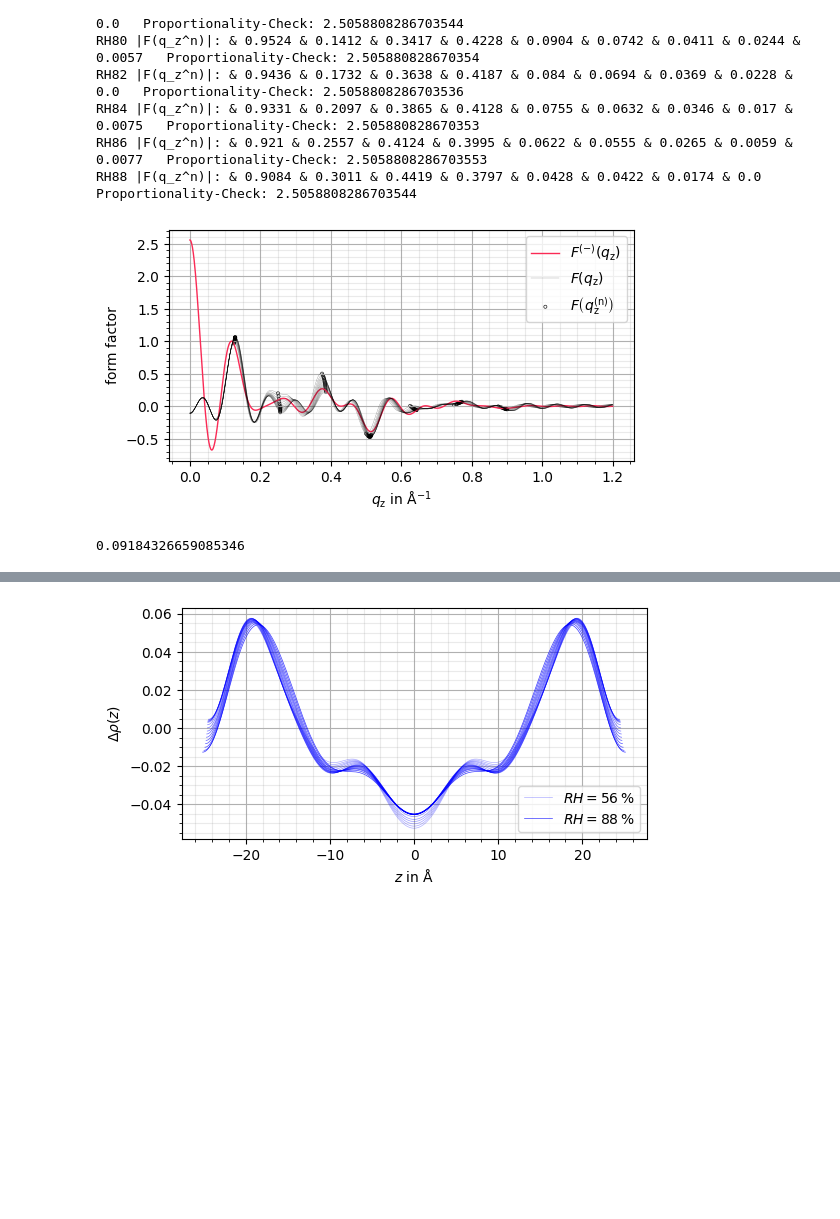
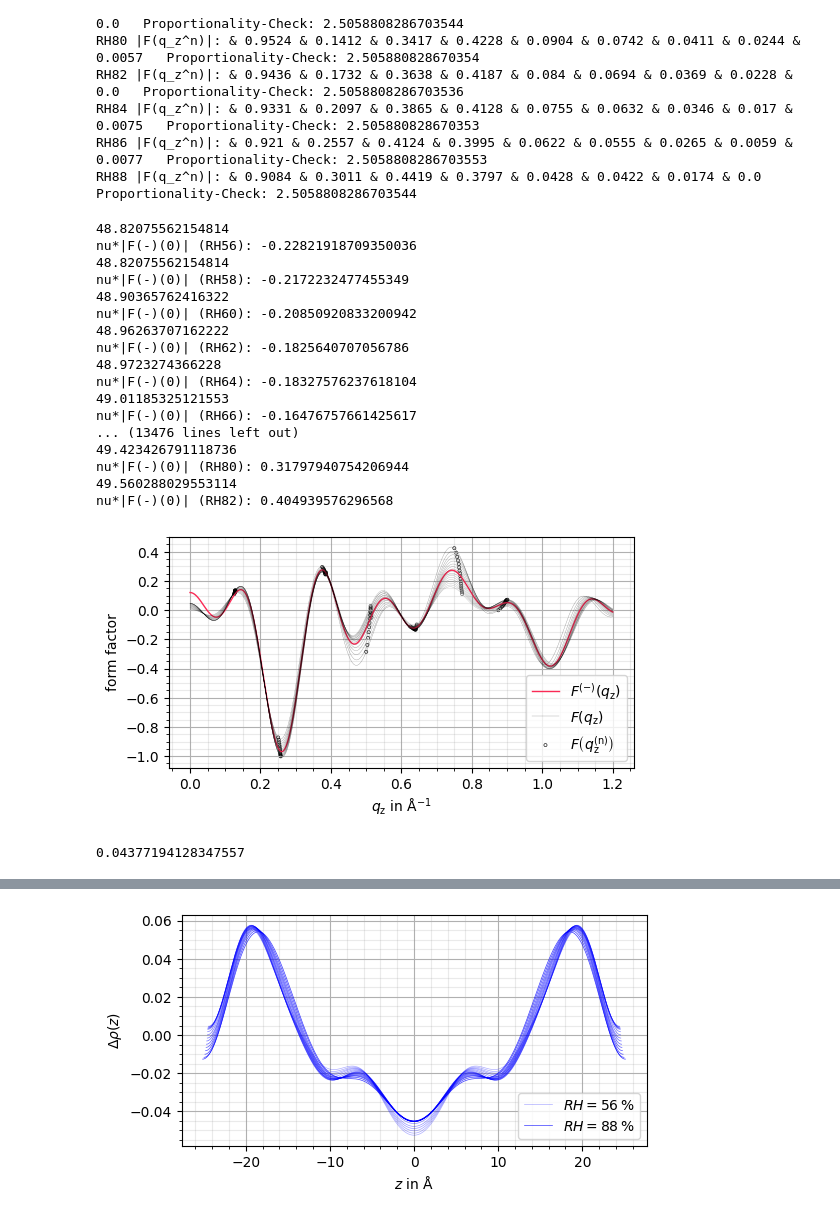
Before and after one commit to CVC97/ALC-24-25, a Jupyter notebook: BK.SLM_study_liquid_membranes/bk.slm_data_analysis.ipynb, the cells around one changed output, grey strips where cells are left out. Drawn from its saved outputs; the diff is of its cells as text; code cells hidden in the pictures; blank space fills up the shorter version.

```diff
--- a/BK.SLM_study_liquid_membranes/bk.slm_data_analysis.ipynb
+++ b/BK.SLM_study_liquid_membranes/bk.slm_data_analysis.ipynb
@@ -382,11 +382,12 @@ def get_continuous_F_minus(phases):
                 nu_i = phases[i]                                                # phase i
                 F_i = F_q_z_n_array[i]                                          # form factor amplitude i
                 # calculate form factors for (n = -n_max till n = n_max excluding the order 0 term)
-                F_minus_q_z += nu_i * F_i * ( np.sinc(D/2*q_z + (i+1)*np.pi) + np.sinc(D/2*q_z - (i+1)*np.pi) )
+                F_minus_q_z += nu_i * F_i * ( np.sinc(D/4*q_z - (i+1)*np.pi) + np.sinc(D/4*q_z + (i+1)*np.pi) )
                 # calculation the 0-order coefficient (with phase, how amazing is that ?)
-                F_minus_0 += 2*(-1)**i * nu_i * F_i
+                F_minus_0 += 2*(-1)**(i) * nu_i * F_i
+            print(f"nu*|F(-)(0)| ({key}): {F_minus_0}")
             # add the order 0 term to fourier series
-            F_minus_q_z += F_minus_0 * np.sinc(D/2*q_z)
+            F_minus_q_z += F_minus_0 * np.sinc(D/4*q_z)
             # add the newest value to the list
             F_minus_q_z_list.append(F_minus_q_z)
         # return the average value between all RHs
@@ -406,7 +407,7 @@ def get_continuous_F(RH_key, phases):
             nu_i = phases[i]                                                    # phase i
             F_i = F_q_z_n_array[i]                                              # form factor amplitude i
             # calculate form factors for (n = -n_max till n = n_max excluding the order 0 term)
-            F_q_z += nu_i * F_i * ( np.sinc(D/2*q_z + (i+1)*np.pi) + np.sinc(D/2*q_z - (i+1)*np.pi) )
+            F_q_z += nu_i * F_i * ( np.sinc(D/4*q_z - (i+1)*np.pi) + np.sinc(D/4*q_z + (i+1)*np.pi) )
         return F_q_z
     return F_continuous
 
@@ -467,37 +468,55 @@ def phase_factor_performance(phases, plot = 0):
             F_RH_array = np.array([F_RH_func(q_z) for q_z in q_z_conti_array])
             ax.plot(q_z_conti_array, F_RH_array, color = "black", alpha = RH/100/2, linewidth = 0.25)
             # evaluated q_z_n
             D = RH_data_dict[f"RH{RH}"]["D"]                                                   # period D for current RH
             q_z_n_plot_list = []                                                            # q_z_n values for plotting
             F_q_z_n_plot_list = []                                                          # corresponding F_q_z_n values for plotting
             for i in range(max_n):
                 # values for plotting
                 q_z_n = 2*np.pi/D * (i+1)                                                   # q_z_n from period length
                 F_q_z_n = F_RH_func(q_z_n)                                                # corresponding F_q_z_n
                 # add values for plotting to plot list
                 q_z_n_plot_list.append(q_z_n)
                 F_q_z_n_plot_list.append(F_q_z_n)
             ax.scatter(q_z_n_plot_list, F_q_z_n_plot_list, s = 5, marker = "o", edgecolor = "black", facecolor = "none", alpha = RH/100, linewidth = 0.5)
 
         # ax.set_yticks([-1, -0.5, 0, 0.5, 1])
         # ax.set_yticklabels(["-1", "", "0", "", "1"])
         ax.legend()
-        ax.legend(loc="upper right")
+        ax.legend(loc="lower right")
 
         plt.savefig('BK.SLM_visualizations/continuous_form_factors.pdf', facecolor = 'white', bbox_inches='tight')
         plt.savefig('BK.SLM_visualizations/continuous_form_factors.pgf', facecolor = 'white', bbox_inches='tight')
         plt.show()
 
     # return the RMSD for the given phases
     return np.sqrt(sum(mean_squared_deviation_list) / len(mean_squared_deviation_list))
 
 
 # list of phases (0-order will be determined from the other phases, genius !!!)
-phases_list = [1, 1, 1, -1, -1, 1, -1]
+# phases_list = [-1, -1, -1, 1, 1, -1, 1]
+phases_list = [-1, -1, +1, -1, 1, -1, 1]
 phase_factor_performance(phases_list, plot = 1)
 # %% [output]
+48.82075562154814
+nu*|F(-)(0)| (RH56): -0.22821918709350036
+48.82075562154814
+nu*|F(-)(0)| (RH58): -0.2172232477455349
+48.90365762416322
+nu*|F(-)(0)| (RH60): -0.20850920833200942
+48.96263707162222
+nu*|F(-)(0)| (RH62): -0.1825640707056786
+48.9723274366228
+nu*|F(-)(0)| (RH64): -0.18327576237618104
+49.01185325121553
+nu*|F(-)(0)| (RH66): -0.16476757661425617
+... (13476 lines left out)
+49.423426791118736
+nu*|F(-)(0)| (RH80): 0.31797940754206944
+49.560288029553114
+nu*|F(-)(0)| (RH82): 0.404939576296568
-[figure, old version]
+[figure, new version]
-0.09184326659085346
+0.04377194128347557
 # %%
 # +++++ GENERATE ALL COMBINATIONS OF PHASE FACTORS AND EVALUATE THEIR FIT +++++
 
```
Also changed, not shown: parts of 5 cells of this notebook, 17 other files.
